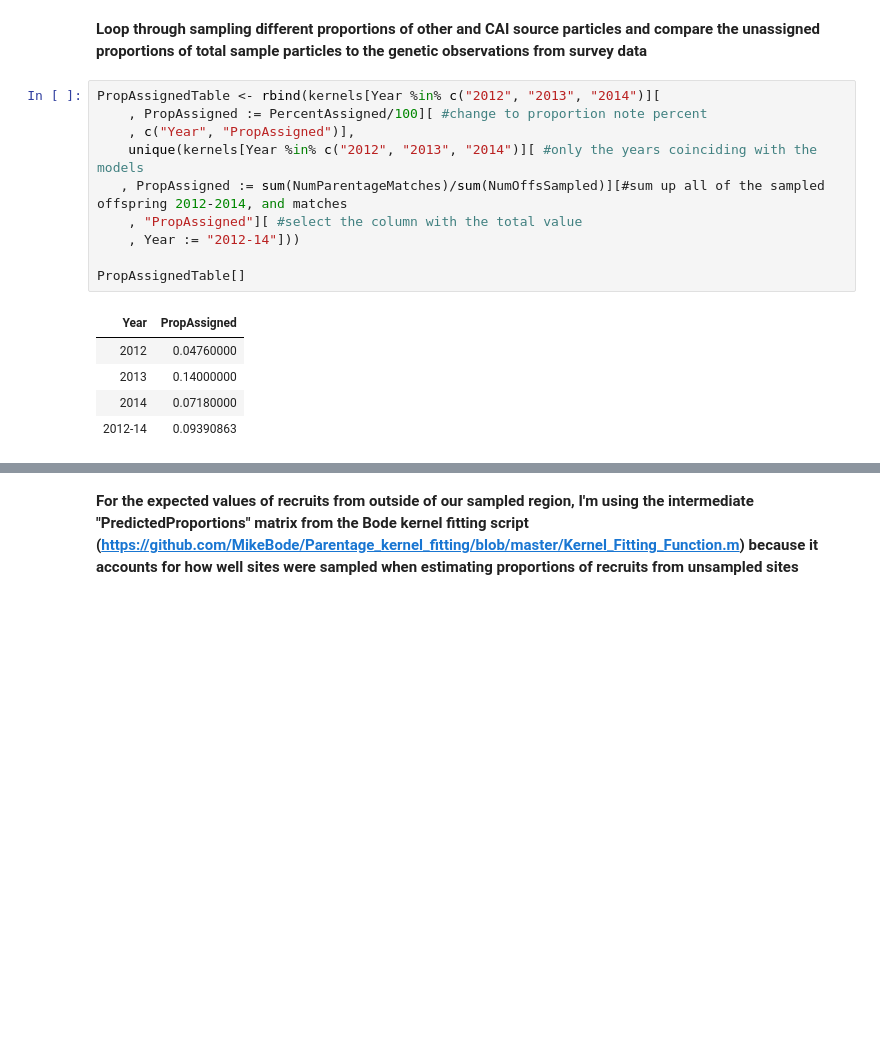
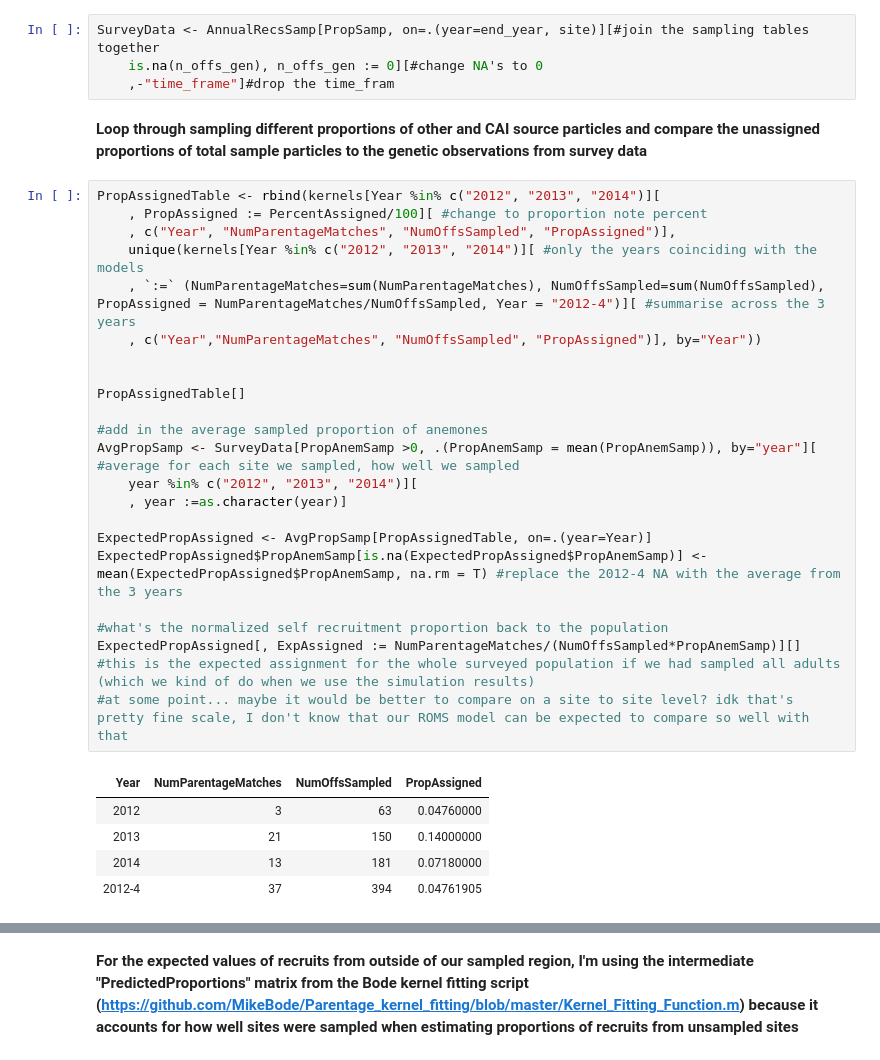
Before and after one commit to pinskylab/CamotesROMS, a Jupyter notebook: notebooks/optimize_ROMS_sampling.ipynb, the cells around one changed output, grey strips where cells are left out. Drawn from its saved outputs; the diff is of its cells as text; blank space fills up the shorter version.

```diff
--- a/notebooks/optimize_ROMS_sampling.ipynb
+++ b/notebooks/optimize_ROMS_sampling.ipynb
@@ -77,18 +82,34 @@ Sampled_reefs2014 <- as.matrix(read.csv("~/parentage/kernel_fitting/1340_loci/in
+# %%
+SurveyData <- AnnualRecsSamp[PropSamp, on=.(year=end_year, site)][#join the sampling tables together
+    is.na(n_offs_gen), n_offs_gen := 0][#change NA's to 0
+    ,-"time_frame"]#drop the time_fram
 # %% [markdown]
 __Loop through sampling different proportions of other and CAI source particles and compare the unassigned proportions of total sample particles to the genetic observations from survey data__
-# %%
-PropAssignedTable <- rbind(kernels[Year %in% c("2012", "2013", "2014")][
-    , PropAssigned := PercentAssigned/100][ #change to proportion note percent
-    , c("Year", "PropAssigned")],
-    unique(kernels[Year %in% c("2012", "2013", "2014")][ #only the years coinciding with the models
-   , PropAssigned := sum(NumParentageMatches)/sum(NumOffsSampled)][#sum up all of the sampled offspring 2012-2014, and matches
-    , "PropAssigned"][ #select the column with the total value
-    , Year := "2012-14"]))
-
-PropAssignedTable[]
-# %% [output]
-| Year | PropAssigned |
-| 2012 | 0.04760000 |
-| 2013 | 0.14000000 |
-| 2014 | 0.07180000 |
-| 2012-14 | 0.09390863 |
+# %%
+PropAssignedTable <- rbind(kernels[Year %in% c("2012", "2013", "2014")][
+    , PropAssigned := PercentAssigned/100][ #change to proportion note percent
+    , c("Year", "NumParentageMatches", "NumOffsSampled", "PropAssigned")],
+    unique(kernels[Year %in% c("2012", "2013", "2014")][ #only the years coinciding with the models
+    , `:=` (NumParentageMatches=sum(NumParentageMatches), NumOffsSampled=sum(NumOffsSampled), PropAssigned = NumParentageMatches/NumOffsSampled, Year = "2012-4")][ #summarise across the 3 years
+    , c("Year","NumParentageMatches", "NumOffsSampled", "PropAssigned")], by="Year"))
+
+
+PropAssignedTable[]
+
+#add in the average sampled proportion of anemones
+AvgPropSamp <- SurveyData[PropAnemSamp >0, .(PropAnemSamp = mean(PropAnemSamp)), by="year"][ #average for each site we sampled, how well we sampled
+    year %in% c("2012", "2013", "2014")][
+    , year :=as.character(year)]
+
+ExpectedPropAssigned <- AvgPropSamp[PropAssignedTable, on=.(year=Year)]
+ExpectedPropAssigned$PropAnemSamp[is.na(ExpectedPropAssigned$PropAnemSamp)] <- mean(ExpectedPropAssigned$PropAnemSamp, na.rm = T) #replace the 2012-4 NA with the average from the 3 years
+
+#what's the normalized self recruitment proportion back to the population
+ExpectedPropAssigned[, ExpAssigned := NumParentageMatches/(NumOffsSampled*PropAnemSamp)][] #this is the expected assignment for the whole surveyed population if we had sampled all adults (which we kind of do when we use the simulation results)
+#at some point... maybe it would be better to compare on a site to site level? idk that's pretty fine scale, I don't know that our ROMS model can be expected to compare so well with that
+# %% [output]
+| Year | NumParentageMatches | NumOffsSampled | PropAssigned |
+| 2012 | 3 | 63 | 0.04760000 |
+| 2013 | 21 | 150 | 0.14000000 |
+| 2014 | 13 | 181 | 0.07180000 |
+| 2012-4 | 37 | 394 | 0.04761905 |
```
Also changed, not shown: parts of 5 cells of this notebook, 1 other file.
